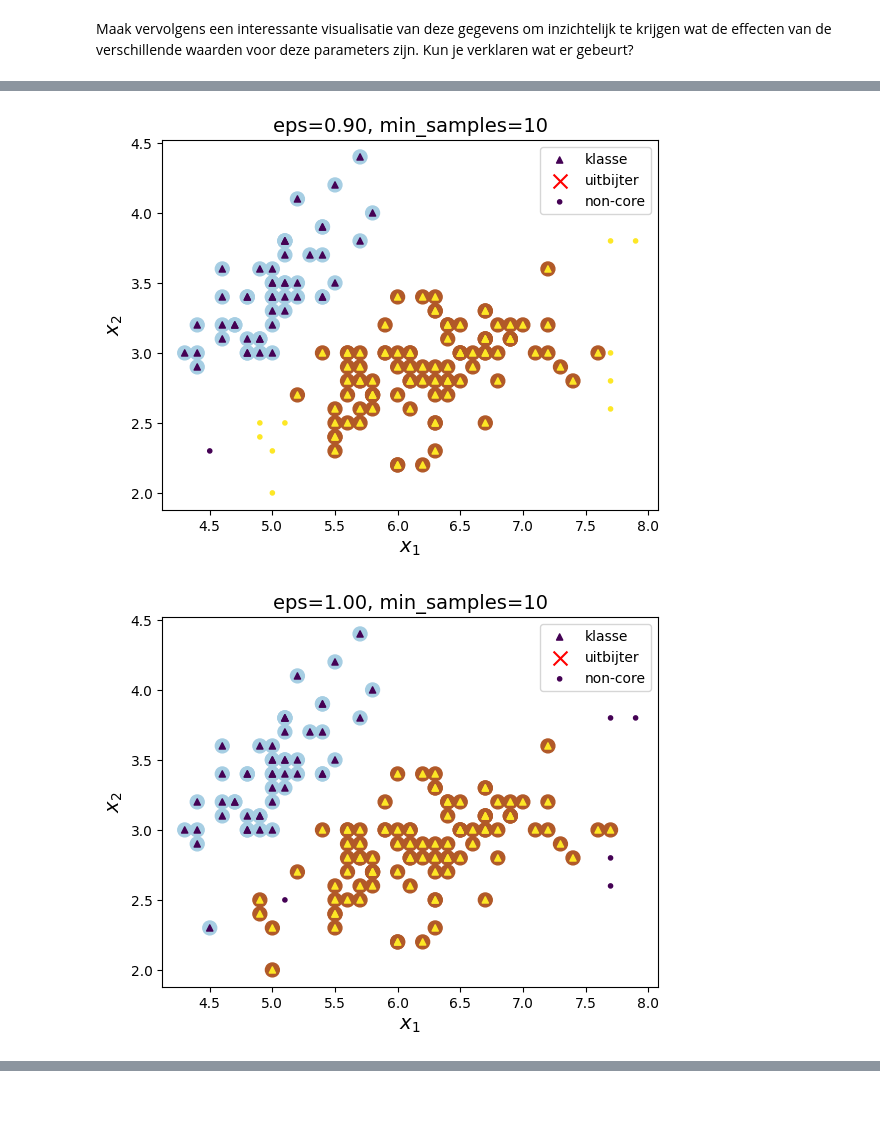
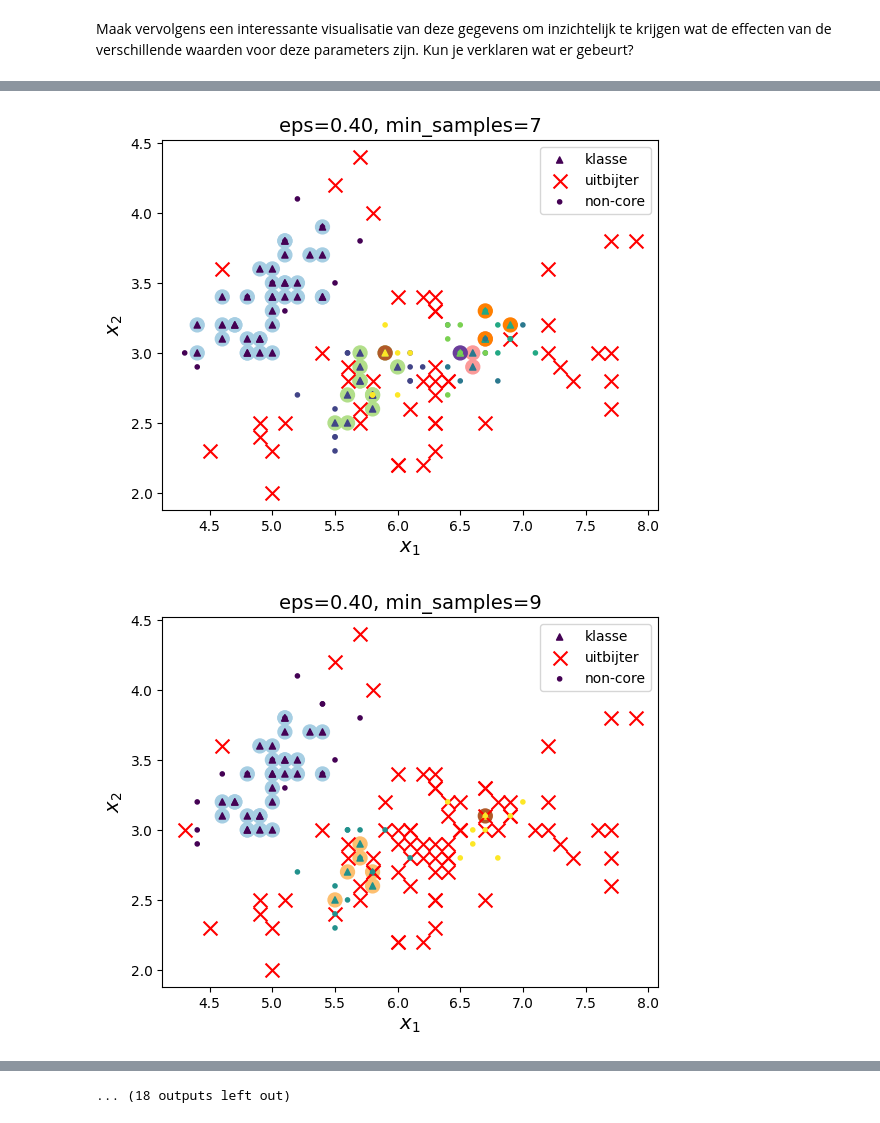
Before and after one commit to nikvdree/ml_colinik, a Jupyter notebook: Week3/Opdracht DBSCAN.ipynb, the cells around one changed output, grey strips where cells are left out. Drawn from its saved outputs; the diff is of its cells as text; code cells hidden in the pictures.

```diff
--- a/Week3/Opdracht DBSCAN.ipynb
+++ b/Week3/Opdracht DBSCAN.ipynb
@@ -54,7 +54,11 @@ iris = load_iris()
 
 X = iris.data
 
-for i in range(10):
-    db = DBSCAN(eps=(0.1 * i + 0.1), min_samples=10).fit(X)
-    plot_dbscan(db, X)
+eps_values = [0.1, 0.4, 0.55, 0.6, 1, 2]
+min_samples = [3, 4, 5, 7, 9]
+
+for eps in eps_values:
+    for min_sample in min_samples:
+        db = DBSCAN(eps=eps, min_samples=min_sample).fit(X)
+        plot_dbscan(db, X)
 # %% [output]
@@ -69,2 +73,2 @@ for i in range(10):
-[figure, old version]
+[figure, new version]
-[figure, old version]
+[figure, new version]
@@ -70,0 +77 @@ for i in range(10):
+... (18 outputs left out)
```
Also changed, not shown: parts of 1 cell of this notebook.
